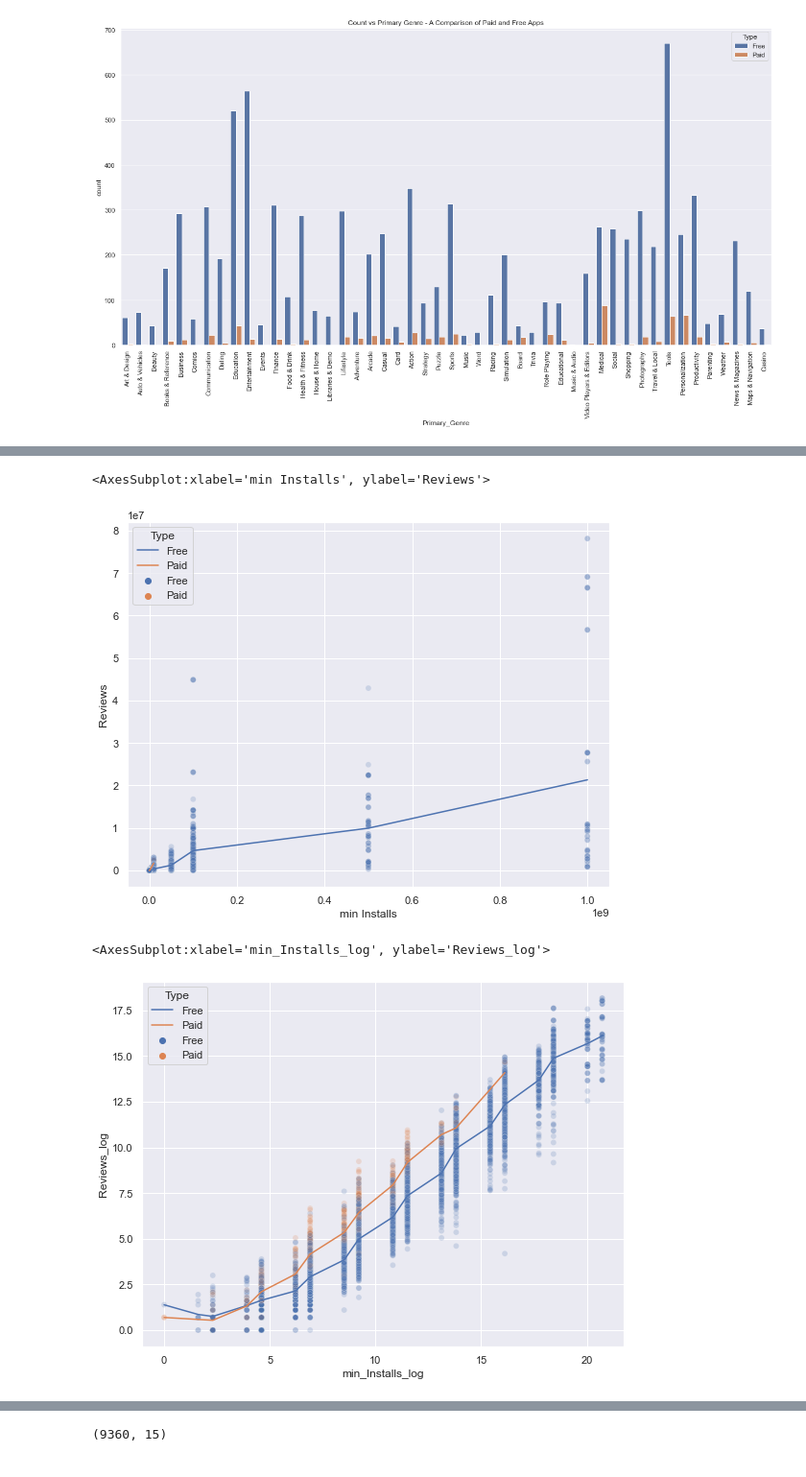
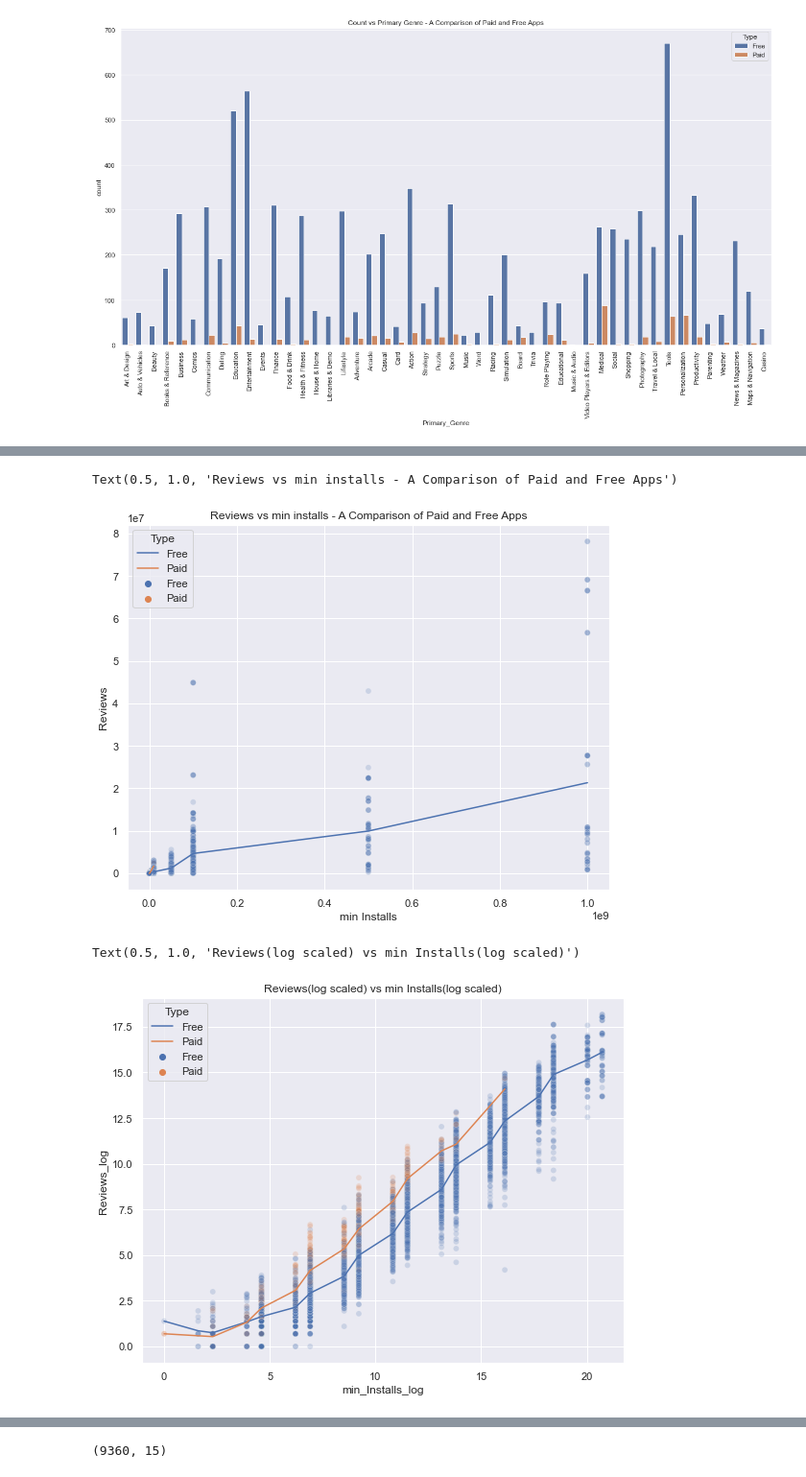
Before and after one commit to bryanaguiar/Data-Science-Group-Project, a Jupyter notebook: Playstore_Analysis_Data_Clean_Up.ipynb, the cells around one changed output, grey strips where cells are left out. Shown at 96% size. Drawn from its saved outputs; the diff is of its cells as text; code cells hidden in the pictures.

```diff
--- a/Playstore_Analysis_Data_Clean_Up.ipynb
+++ b/Playstore_Analysis_Data_Clean_Up.ipynb
@@ -424,18 +444,20 @@ plt.yscale('log')
 # Compare the review count vs the min installs
 sns.scatterplot(data=df, x='min Installs', y='Reviews', hue='Type', alpha=.2)
 sns.lineplot(data=df, x='min Installs', y='Reviews', hue='Type', ci=None)
+plt.title('Reviews vs min installs - A Comparison of Paid and Free Apps')
 # %% [output]
-<AxesSubplot:xlabel='min Installs', ylabel='Reviews'>
+Text(0.5, 1.0, 'Reviews vs min installs - A Comparison of Paid and Free Apps')
-[figure, old version]
+[figure, new version]
 # %%
 #log transform min installs and reviews and compare the data again
 df[['Reviews_log', 'min_Installs_log']] = np.log(df[['Reviews', 'min Installs']])
 
 sns.scatterplot(data=df, x='min_Installs_log', y='Reviews_log', hue='Type', alpha=.2)
 sns.lineplot(data=df, x='min_Installs_log', y='Reviews_log', hue='Type', ci=None)
+plt.title('Reviews(log scaled) vs min Installs(log scaled)')
 # %% [output]
-<AxesSubplot:xlabel='min_Installs_log', ylabel='Reviews_log'>
+Text(0.5, 1.0, 'Reviews(log scaled) vs min Installs(log scaled)')
-[figure, old version]
+[figure, new version]
 # %%
 # Compare the price vs the rating (price < 50)
 sns.scatterplot(data=df[(df['Type'] == 'Paid') & (df['Price'] <= 50)], x='Rating', y='Price')
```
Also changed, not shown: parts of 42 cells of this notebook.
